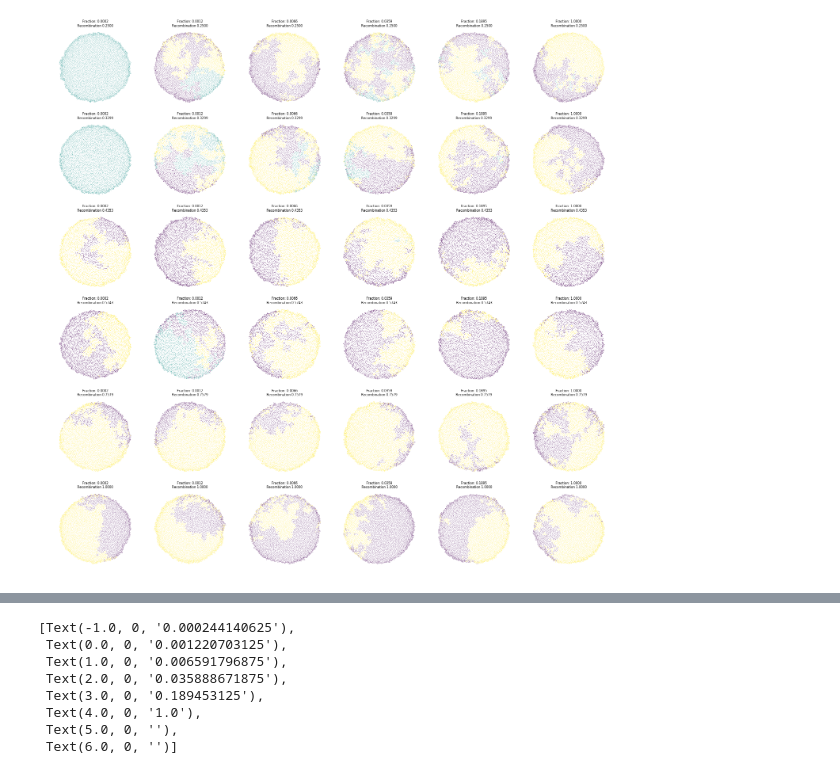
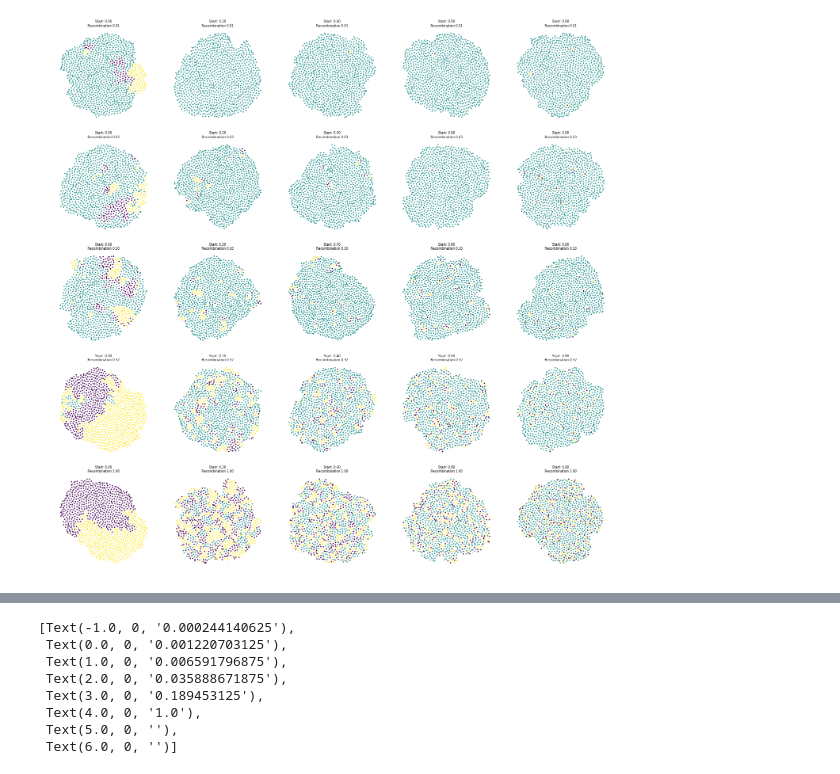
Before and after one commit to sbernasek/growth, a Jupyter notebook: notebooks/analysis.ipynb, the cells around one changed output, grey strips where cells are left out. Drawn from its saved outputs; the diff is of its cells as text; code cells hidden in the pictures.

```diff
--- a/notebooks/analysis.ipynb
+++ b/notebooks/analysis.ipynb
@@ -13,33 +14,34 @@ sweep_111918/                      sweep_111918_growth_p5/
 # %%
-path = '../simulations/sweep_111918'
+path = '../simulations/sweep_111918_new_format/'
 sweep = Sweep.load(path)
 # %%
 import matplotlib.pyplot as plt
 # %%
 replicate_id = 0
-resolution = 1
 
 row_size = sweep.density * sweep.batch_size
-nrows = int(sweep.N / row_size)
+col_size = sweep.batch_size
 
-fig, axes = plt.subplots(nrows=int(nrows/resolution), ncols=int(nrows/resolution), figsize=(25, 25))
+
+fig, axes = plt.subplots(nrows=sweep.density, ncols=sweep.density, figsize=(25, 25))
 
 ax_id = 0
-for i in range(int(nrows/resolution)):
-    for j in range(int(row_size/resolution)):
+for index in range(sweep.N):
+    if (index % sweep.batch_size) != replicate_id:
+        continue
 
-        # load simulation
-        simulation_index = i*(row_size * resolution) + j*resolution + replicate_id
-        sim = sweep[simulation_index]
+    # load simulation
+    sim = sweep[index]
 
-        # plot culture
-        ax = axes.flatten()[ax_id]
-        sim.plot(ax=ax, s=1)
-        fraction = sim.recombinant_population / sim.final_population
-        ax.set_title('Fraction: {:0.4f}\nRecombination {:0.4f}'.format(fraction, sim.recombination), fontsize=8)
-        ax.axis('off')
+    # plot culture
+    ax = axes.flatten()[ax_id]
+    sim.plot(ax=ax, s=10)
 
-        # increment ax_id
-        ax_id += 1
+    start_point = sim.recombination_start / sim.final_population
+    ax.set_title('Start: {:0.2f}\nRecombination {:0.2f}'.format(start_point, sim.recombination), fontsize=8)
+    ax.axis('off')
+
+    # increment ax_id
+    ax_id += 1
 # %% [output]
-[figure, old version]
+[figure, new version]
```
Also changed, not shown: parts of 19 cells of this notebook, 5 other files.
